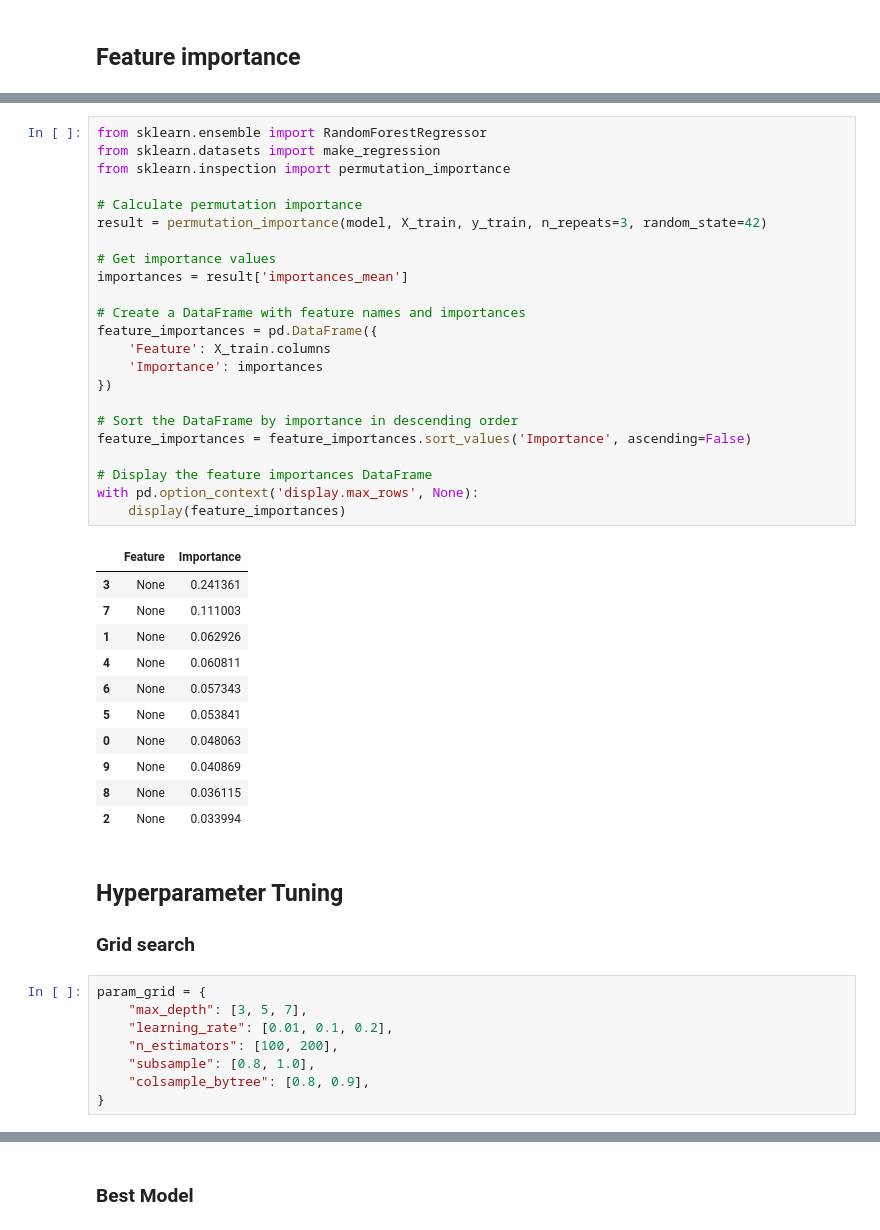
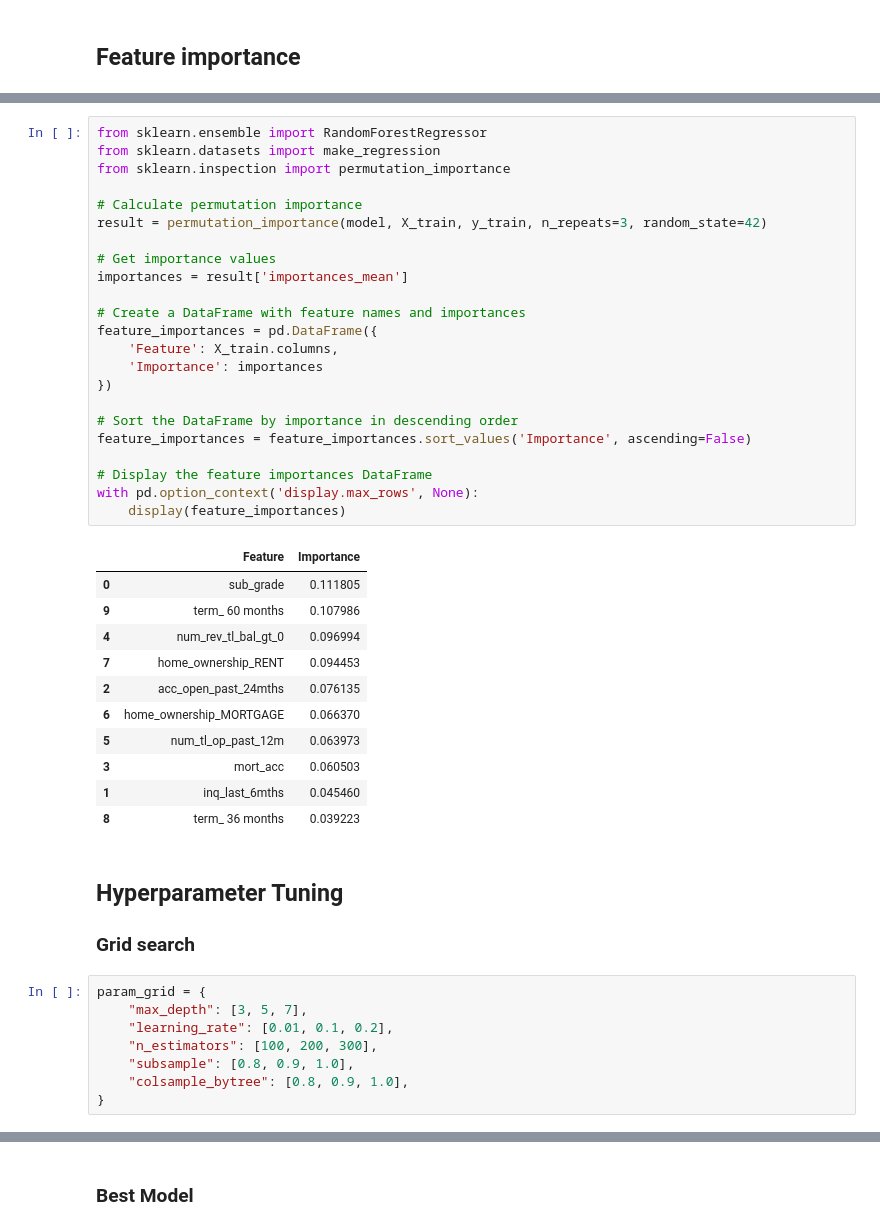
Before and after one commit to brendancsmith/credit-risk, a Jupyter notebook: notebooks/exploratory.ipynb, the cells around one changed output, grey strips where cells are left out. Drawn from its saved outputs; the diff is of its cells as text.

```diff
--- a/notebooks/exploratory.ipynb
+++ b/notebooks/exploratory.ipynb
@@ -272,38 +334,38 @@ visualize.correlations(correlations.drop('loan_status'))
 # %%
 from sklearn.ensemble import RandomForestRegressor
 from sklearn.datasets import make_regression
 from sklearn.inspection import permutation_importance
 
 # Calculate permutation importance
 result = permutation_importance(model, X_train, y_train, n_repeats=3, random_state=42)
 
 # Get importance values
 importances = result['importances_mean']
 
 # Create a DataFrame with feature names and importances
 feature_importances = pd.DataFrame({
-    'Feature': X_train.columns
+    'Feature': X_train.columns,
     'Importance': importances
 })
 
 # Sort the DataFrame by importance in descending order
 feature_importances = feature_importances.sort_values('Importance', ascending=False)
 
 # Display the feature importances DataFrame
 with pd.option_context('display.max_rows', None):
     display(feature_importances)
 # %% [output]
 |  | Feature | Importance |
-| 3 | None | 0.241361 |
-| 7 | None | 0.111003 |
-| 1 | None | 0.062926 |
-| 4 | None | 0.060811 |
-| 6 | None | 0.057343 |
-| 5 | None | 0.053841 |
-| 0 | None | 0.048063 |
-| 9 | None | 0.040869 |
-| 8 | None | 0.036115 |
-| 2 | None | 0.033994 |
+| 0 | sub_grade | 0.111805 |
+| 9 | term_ 60 months | 0.107986 |
+| 4 | num_rev_tl_bal_gt_0 | 0.096994 |
+| 7 | home_ownership_RENT | 0.094453 |
+| 2 | acc_open_past_24mths | 0.076135 |
+| 6 | home_ownership_MORTGAGE | 0.066370 |
+| 5 | num_tl_op_past_12m | 0.063973 |
+| 3 | mort_acc | 0.060503 |
+| 1 | inq_last_6mths | 0.045460 |
+| 8 | term_ 36 months | 0.039223 |
 # %% [markdown]
 ## Hyperparameter Tuning
 
@@ -312,9 +374,9 @@ with pd.option_context('display.max_rows', None):
 param_grid = {
     "max_depth": [3, 5, 7],
     "learning_rate": [0.01, 0.1, 0.2],
-    "n_estimators": [100, 200],
-    "subsample": [0.8, 1.0],
-    "colsample_bytree": [0.8, 0.9],
+    "n_estimators": [100, 200, 300],
+    "subsample": [0.8, 0.9, 1.0],
+    "colsample_bytree": [0.8, 0.9, 1.0],
 }
 # %%
 # Initialize GridSearchCV
```
Also changed, not shown: parts of 16 cells of this notebook, 1 other file.
